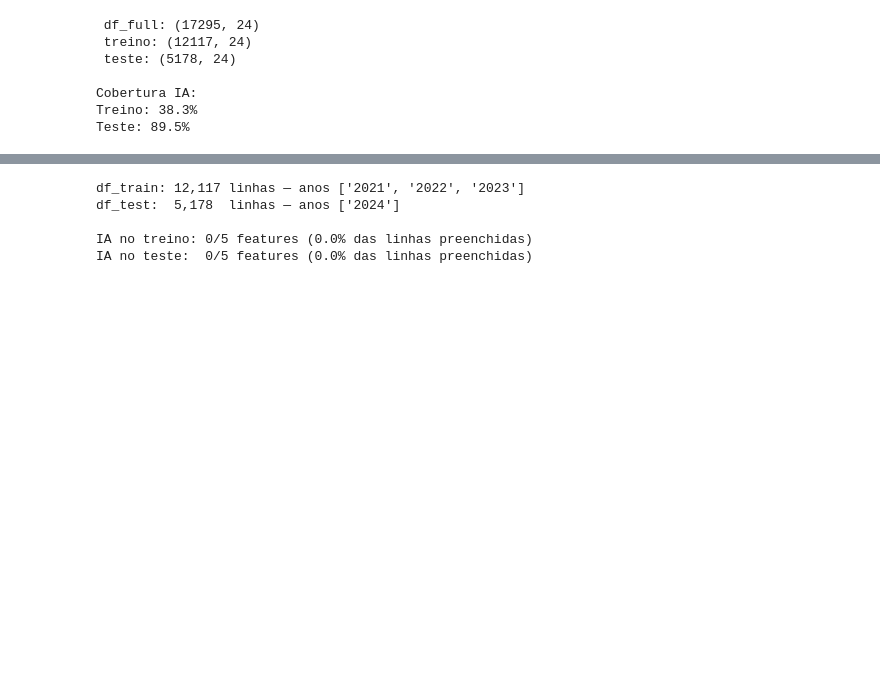
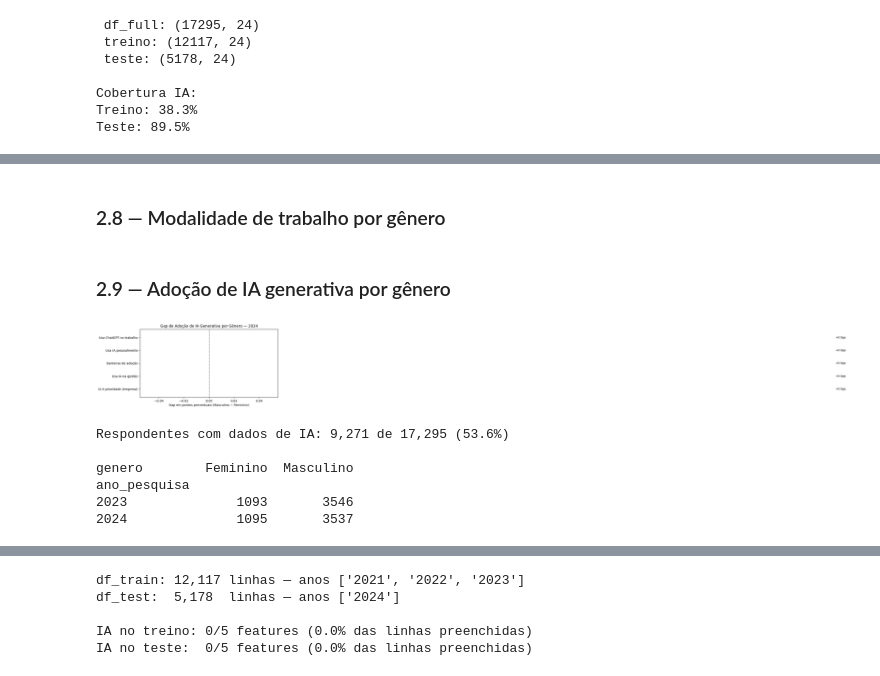
Before and after one commit to julliebelmonte/stateofdata, a Jupyter notebook: state_of_data_genero.ipynb, the cells around one changed output, grey strips where cells are left out. Saved outputs shown, nothing was run; the diff lists cells and outputs as text; code cells hidden in the pictures; blank space fills up the shorter version.

```diff
--- a/state_of_data_genero.ipynb
+++ b/state_of_data_genero.ipynb
@@ -773,19 +486,0 @@ fig.show()
-# %%
-df['genero_bin']         = (df['genero'] == 'Feminino').astype(int)
-df['faixa_salarial_num'] = df['faixa_salarial'].cat.codes.replace(-1, np.nan)
-df['ano_num']            = df['ano_pesquisa'].astype(int)
-df['ano_centro']         = df['ano_num'] - 2021
-
-variaveis = {
-    'Nível de Senioridade': 'nivel',
-    'Faixa Salarial':       'faixa_salarial',
-    'Nível de Ensino':      'nivel_ensino',
-    'Cargo':                'cargo',
-    'Modalidade':           'modalidade',
-    'Situação':             'situacao',
-    'Área de Formação':     'area_formacao',
-    'Região':               'regiao',
-}
-print(f'N total: {len(df):,}')
-print(f'N Feminino:  {(df["genero"]=="Feminino").sum():,} ({(df["genero"]=="Feminino").mean()*100:.1f}%)')
-print(f'N Masculino: {(df["genero"]=="Masculino").sum():,} ({(df["genero"]=="Masculino").mean()*100:.1f}%)')
@@ -938,0 +791,2 @@ print('✅ resultados_estatisticos.xlsx salvo')
+# %% [markdown]
+### 2.8 — Modalidade de trabalho por gênero
@@ -938,0 +827,58 @@ print('✅ resultados_estatisticos.xlsx salvo')
+# %% [markdown]
+### 2.9 — Adoção de IA generativa por gênero
+# %%
+IA_LABELS = {
+    'ia_prioridade_empresa':      'IA é prioridade (empresa)',
+    'ia_tipos_uso_gestao':        'Usa IA na gestão',
+    'ia_motivos_nao_usar':        'Barreiras de adoção',
+    'ia_tipo_uso_pessoal':        'Usa IA pessoalmente',
+    'ia_usa_chatgpt_no_trabalho': 'Usa ChatGPT no trabalho',
+}
+
+df24 = df[df['ano_pesquisa'] == '2024'].copy()
+df24_ia = df24[df24[IA_FEATS_ALL].notna().any(axis=1)].copy()
+
+for col in IA_FEATS_ALL:
+    df24_ia[col + '_bin'] = (df24_ia[col] == 'Sim').where(df24_ia[col].notna()).astype(float)
+
+feats_bin = [c + '_bin' for c in IA_FEATS_ALL]
+
+tab_ia = (
+    df24_ia.groupby('genero')[feats_bin]
+    .mean().mul(100).round(1)
+    .rename(columns={c + '_bin': IA_LABELS[c] for c in IA_FEATS_ALL})
+)
+
+gap = (tab_ia.loc['Masculino'] - tab_ia.loc['Feminino']).sort_values()
+colors = ['#C2185B' if v < 0 else '#1976D2' for v in gap]
+
+fig, ax = plt.subplots(figsize=(8, 4))
+bars = ax.barh(gap.index, gap.values, color=colors, alpha=0.85)
+ax.axvline(0, color='black', linewidth=0.8, linestyle='--')
+for bar, v in zip(bars, gap.values):
+    ax.text(
+        v + (0.5 if v >= 0 else -0.5),
+        bar.get_y() + bar.get_height() / 2,
+        f'{v:+.1f}pp', va='center',
+        ha='left' if v >= 0 else 'right', fontsize=9,
+    )
+ax.set_xlabel('Gap em pontos percentuais (Masculino − Feminino)')
+ax.set_title('Gap de Adoção de IA Generativa por Gênero — 2024')
+plt.tight_layout()
+plt.show()
+# %% [output]
+[figure, added]
+# %%
+# Subconjunto com ao menos uma feature de IA preenchida
+df_ia = df[df[IA_FEATURES].notna().any(axis=1)].copy()
+
+print(f"Respondentes com dados de IA: {len(df_ia):,} de {len(df):,} ({len(df_ia)/len(df)*100:.1f}%)")
+print()
+print(df_ia.groupby(['ano_pesquisa', 'genero']).size().unstack(fill_value=0))
+# %% [output]
+Respondentes com dados de IA: 9,271 de 17,295 (53.6%)
+
+genero        Feminino  Masculino
+ano_pesquisa
+2023              1093       3546
+2024              1095       3537
```
Also changed, not shown: parts of 69 cells of this notebook, 6 other files.
